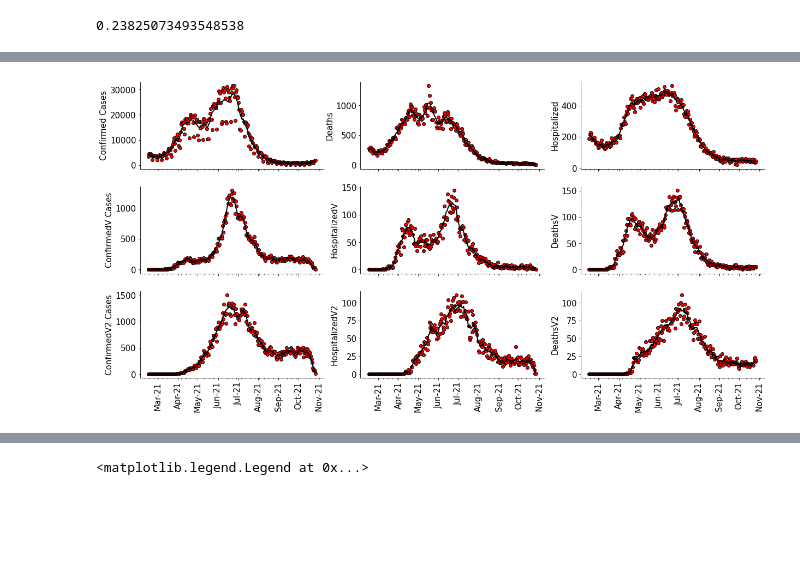
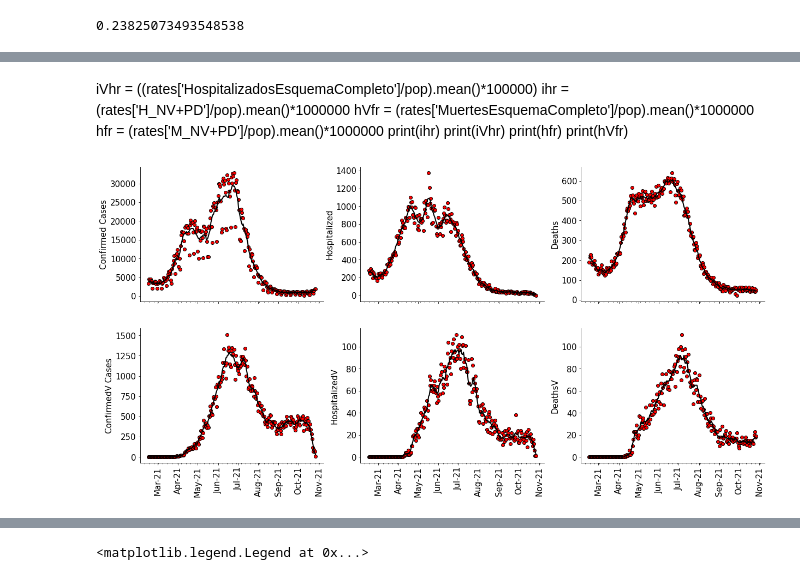
Before and after one commit to Juanmontenegro99/Covid19_Agg, a Jupyter notebook: models/inference_agg_vaccines_model.ipynb, the cells around one changed output, grey strips where cells are left out. Drawn from its saved outputs; the diff is of its cells as text; code cells hidden in the pictures; blank space fills up the shorter version.

```diff
--- a/models/inference_agg_vaccines_model.ipynb
+++ b/models/inference_agg_vaccines_model.ipynb
@@ -27,25 +27,29 @@ pop        = 49263774.0
 
 # read cases by age without filtering
 # previously group them in the ages of interest.
-cases_df = pd.read_csv(os.path.join('../data/Datos.csv'), delimiter=";", parse_dates=["Dates"]).set_index('Dates')
+cases_df = pd.read_csv(os.path.join('../data/Datos.csv'), delimiter=";", parse_dates=["Dates"], dayfirst=True).set_index('Dates')
+cases_df['I_NV+PD'] = cases_df['InfectadosNoVacunados'].values+ cases_df['InfectadosPrimeraDosis'].values
+cases_df['H_NV+PD'] = cases_df['HospitalizadosNoVacunados'].values + cases_df['HospitalizadosPrimeraDosis'].values
+cases_df['M_NV+PD'] = cases_df['MuertesNoVacunados'].values + cases_df['MuertesPrimeraDosis'].values
+
 cases_df = prepare_cases(cases_df, col='InfectadosNoVacunados')
 cases_df = prepare_cases(cases_df, col='InfectadosPrimeraDosis')
 cases_df = prepare_cases(cases_df, col='InfectadosEsquemaCompleto')
 cases_df = prepare_cases(cases_df, col='InfectadosDosisRefuerzo')
-cases_df = prepare_cases(cases_df, col='InfectadosVacunados')
 cases_df = prepare_cases(cases_df, col='InfectadosTotal')
 cases_df = prepare_cases(cases_df, col='HospitalizadosNoVacunados')
 cases_df = prepare_cases(cases_df, col='HospitalizadosPrimeraDosis')
 cases_df = prepare_cases(cases_df, col='HospitalizadosEsquemaCompleto')
 cases_df = prepare_cases(cases_df, col='HospitalizadosDosisRefuerzo')
-cases_df = prepare_cases(cases_df, col='HospitalizadosVacunados')
 cases_df = prepare_cases(cases_df, col='HospitalizadosTotal')
 cases_df = prepare_cases(cases_df, col='MuertesNoVacunados')
 cases_df = prepare_cases(cases_df, col='MuertesPrimeraDosis')
 cases_df = prepare_cases(cases_df, col='MuertesEsquemaCompleto')
 cases_df = prepare_cases(cases_df, col='MuertesDosisRefuerzo')
-cases_df = prepare_cases(cases_df, col='MuertosVacunados')
 cases_df = prepare_cases(cases_df, col='MuertesTotal')
+cases_df = prepare_cases(cases_df, col='I_NV+PD')
+cases_df = prepare_cases(cases_df, col='H_NV+PD')
+cases_df = prepare_cases(cases_df, col='M_NV+PD')
 cases_df
 # %% [output]
 |  | InfectadosNoVacunados | InfectadosPrimeraDosis | InfectadosEsquemaCompleto | InfectadosDosisRefuerzo | ... |
@@ -177 +168,10 @@ print(hV2fr)
+# %% [markdown]
+iVhr = ((rates['HospitalizadosEsquemaCompleto']/pop).mean()*100000)
+ihr = (rates['H_NV+PD']/pop).mean()*1000000
+hVfr = (rates['MuertesEsquemaCompleto']/pop).mean()*1000000
+hfr = (rates['M_NV+PD']/pop).mean()*1000000
+print(ihr)
+print(iVhr)
+print(hfr)
+print(hVfr)
 # %%
@@ -241,56 +237,44 @@ x_post_all    = np.zeros((num_state_vars, num_ensembles, num_steps, num_iters_sa
 theta         = np.zeros((num_params, num_iters_mif+1))
 ################################################
 # %%
-fig, ax = plt.subplots(3, 3, figsize=(20.5, 10), sharex=True)
+fig, ax = plt.subplots(2, 3, figsize=(20.5, 10), sharex=True)
 
-ax[0,0].scatter(obs_df.index.values, obs_df["InfectadosNoVacunados"], edgecolor="k", facecolor="red")
-ax[0,0].plot(obs_df.index.values, obs_df["smoothed_InfectadosNoVacunados"], color="k", lw=2)
+ax[0,0].scatter(obs_df.index.values, obs_df["I_NV+PD"], edgecolor="k", facecolor="red")
+ax[0,0].plot(obs_df.index.values, obs_df["smoothed_I_NV+PD"], color="k", lw=2)
 
-ax[0,1].scatter(obs_df.index.values, obs_df["HospitalizadosNoVacunados"], edgecolor="k", facecolor="red")
-ax[0,1].plot(obs_df.index.values, obs_df["smoothed_HospitalizadosNoVacunados"], color="k", lw=2)
+ax[0,1].scatter(obs_df.index.values, obs_df["H_NV+PD"], edgecolor="k", facecolor="red")
+ax[0,1].plot(obs_df.index.values, obs_df["smoothed_H_NV+PD"], color="k", lw=2)
 
-ax[0,2].scatter(obs_df.index.values, obs_df["MuertesNoVacunados"], edgecolor="k", facecolor="red")
-ax[0,2].plot(obs_df.index.values, obs_df["smoothed_MuertesNoVacunados"], color="k", lw=2)
+ax[0,2].scatter(obs_df.index.values, obs_df["M_NV+PD"], edgecolor="k", facecolor="red")
+ax[0,2].plot(obs_df.index.values, obs_df["smoothed_M_NV+PD"], color="k", lw=2)
 
-ax[1,0].scatter(obs_df.index.values, obs_df["InfectadosPrimeraDosis"], edgecolor="k", facecolor="red")
-ax[1,0].plot(obs_df.index.values, obs_df["smoothed_InfectadosPrimeraDosis"], color="k", lw=2)
+ax[1,0].scatter(obs_df.index.values, obs_df["InfectadosEsquemaCompleto"], edgecolor="k", facecolor="red")
+ax[1,0].plot(obs_df.index.values, obs_df["smoothed_InfectadosEsquemaCompleto"], color="k", lw=2)
 
-ax[1,1].scatter(obs_df.index.values, obs_df["HospitalizadosPrimeraDosis"], edgecolor="k", facecolor="red")
-ax[1,1].plot(obs_df.index.values, obs_df["smoothed_HospitalizadosPrimeraDosis"], color="k", lw=2)
+ax[1,1].scatter(obs_df.index.values, obs_df["HospitalizadosEsquemaCompleto"], edgecolor="k", facecolor="red")
+ax[1,1].plot(obs_df.index.values, obs_df["smoothed_HospitalizadosEsquemaCompleto"], color="k", lw=2)
 
-ax[1,2].scatter(obs_df.index.values, obs_df["MuertesPrimeraDosis"], edgecolor="k", facecolor="red")
-ax[1,2].plot(obs_df.index.values, obs_df["smoothed_MuertesPrimeraDosis"], color="k", lw=2)
-
-ax[2,0].scatter(obs_df.index.values, obs_df["InfectadosEsquemaCompleto"], edgecolor="k", facecolor="red")
-ax[2,0].plot(obs_df.index.values, obs_df["smoothed_InfectadosEsquemaCompleto"], color="k", lw=2)
-
-ax[2,1].scatter(obs_df.index.values, obs_df["HospitalizadosEsquemaCompleto"], edgecolor="k", facecolor="red")
-ax[2,1].plot(obs_df.index.values, obs_df["smoothed_HospitalizadosEsquemaCompleto"], color="k", lw=2)
-
-ax[2,2].scatter(obs_df.index.values, obs_df["MuertesEsquemaCompleto"], edgecolor="k", facecolor="red")
-ax[2,2].plot(obs_df.index.values, obs_df["smoothed_MuertesEsquemaCompleto"], color="k", lw=2)
+ax[1,2].scatter(obs_df.index.values, obs_df["MuertesEsquemaCompleto"], edgecolor="k", facecolor="red")
+ax[1,2].plot(obs_df.index.values, obs_df["smoothed_MuertesEsquemaCompleto"], color="k", lw=2)
 
 for axi in ax.flatten():
     axi.xaxis.set_major_locator(mdates.MonthLocator())
     axi.xaxis.set_major_formatter(mdates.DateFormatter('%b-%y'))
     axi.xaxis.set_minor_locator(mdates.WeekdayLocator())
     axi.tick_params( which='both', axis='both', labelsize=15)
     axi.tick_params( which='both', axis='x', rotation=90, labelsize=15)
 
     axi.spines['right'].set_visible(False)
     axi.spines['top'].set_visible(False)
 ax[0,0].set_ylabel("Confirmed Cases", fontsize=15)
-ax[0,1].set_ylabel("Deaths", fontsize=15)
-ax[0,2].set_ylabel("Hospitalized", fontsize=15)
+ax[0,1].set_ylabel("Hospitalized", fontsize=15)
+ax[0,2].set_ylabel("Deaths", fontsize=15)
 ax[1,0].set_ylabel("ConfirmedV Cases", fontsize=15)
 ax[1,1].set_ylabel("HospitalizedV", fontsize=15)
 ax[1,2].set_ylabel("DeathsV", fontsize=15)
-ax[2,0].set_ylabel("ConfirmedV2 Cases", fontsize=15)
-ax[2,1].set_ylabel("HospitalizedV2", fontsize=15)
-ax[2,2].set_ylabel("DeathsV2", fontsize=15)
 plt.show()
 # %% [output]
-[figure, old version]
+[figure, new version]
 # %%
 from scipy.stats import truncnorm
 import numpy as np
```
Also changed, not shown: parts of 17 cells of this notebook, 2 other files.
